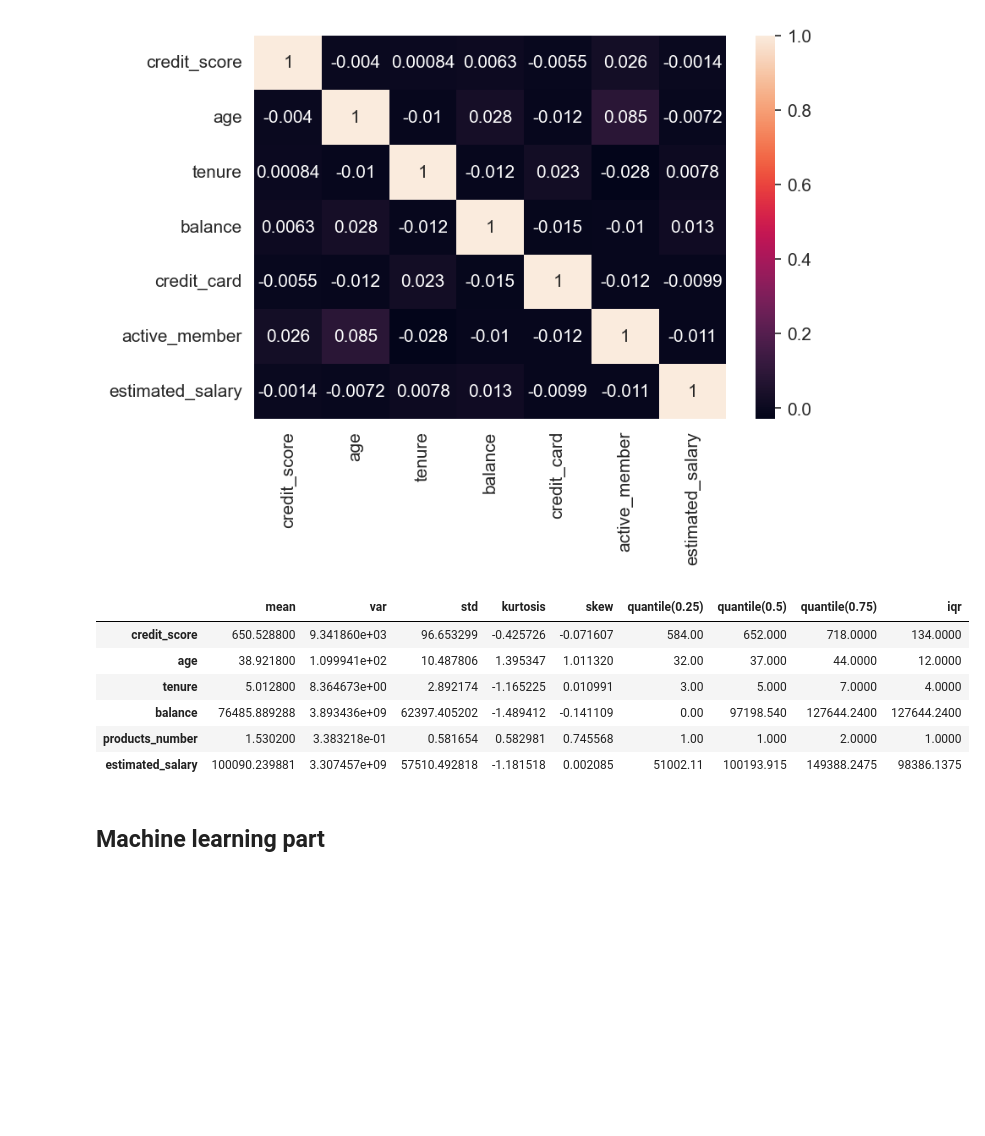
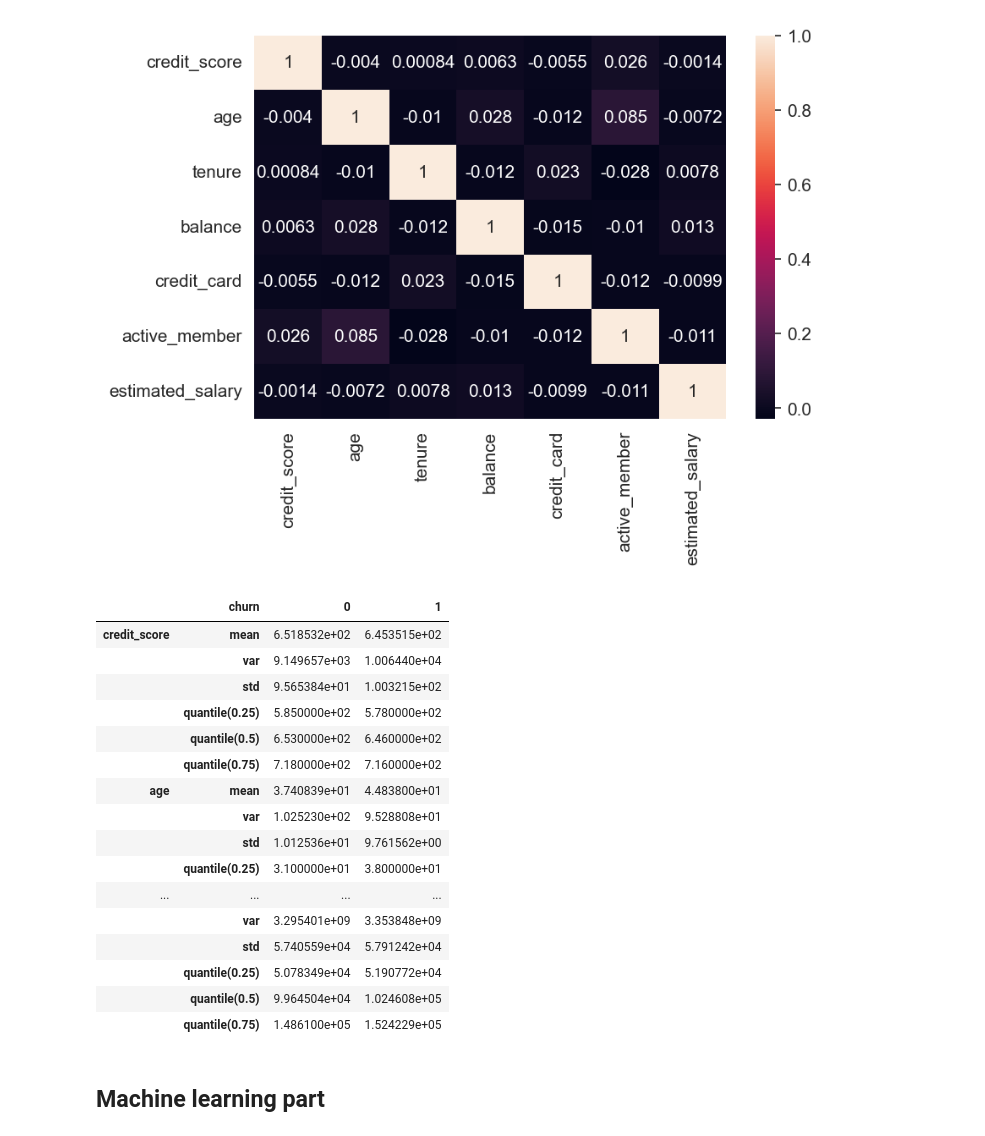
Before and after one commit to Manik2000/model-FastAPI, a Jupyter notebook: analysis/data_analysis.ipynb, the cells around one changed output. Saved outputs shown, nothing was run; the diff lists cells and outputs as text; code cells hidden in the pictures; blank space fills up the shorter version.

```diff
--- a/analysis/data_analysis.ipynb
+++ b/analysis/data_analysis.ipynb
@@ -94,7 +95,7 @@ We can optimise the memory usage by appropriate column types changing.
 # %%
 df = (df
       .astype({"gender": "category", "country": "category", "products_number": "category",
-               "credit_card": bool, "active_member": bool, "churn": "category"})
+               "credit_card": bool, "active_member": bool, "churn": bool})
       .drop(["customer_id"], axis=1)
 )
 df
@@ -136,3 +137,5 @@ memory usage: 449.9 KB
+# %%
+categories = ["country", "gender", "products_number", "credit_card", "active_member", "churn"]
 # %% [markdown]
 ## EDA
 
@@ -184,23 +192,31 @@ sns.heatmap(df.corr(), annot=True)
 # %%
 def quantile(p):
     def quantile_(x):
         return x.quantile(p)
     quantile_.__name__ = f'quantile({p})'
     return quantile_
 
 
-(numerical.
- agg([np.mean, np.var, np.std, 'kurtosis', 'skew', quantile(0.25), quantile(0.5), quantile(0.75)]).
- T.
- assign(iqr=lambda df_:df_["quantile(0.75)"] - df_["quantile(0.25)"])
+(df.groupby(by="churn")[[column for column in df.columns if column not in categories]].
+ agg([np.mean, np.var, np.std, quantile(0.25), quantile(0.5), quantile(0.75)]).T
 )
 # %% [output]
-|  | mean | var | std | kurtosis | skew | quantile(0.25) | quantile(0.5) | quantile(0.75) | iqr |
-| credit_score | 650.528800 | 9.341860e+03 | 96.653299 | -0.425726 | -0.071607 | 584.00 | 652.000 | 718.0000 | 134.0000 |
-| age | 38.921800 | 1.099941e+02 | 10.487806 | 1.395347 | 1.011320 | 32.00 | 37.000 | 44.0000 | 12.0000 |
-| tenure | 5.012800 | 8.364673e+00 | 2.892174 | -1.165225 | 0.010991 | 3.00 | 5.000 | 7.0000 | 4.0000 |
-| balance | 76485.889288 | 3.893436e+09 | 62397.405202 | -1.489412 | -0.141109 | 0.00 | 97198.540 | 127644.2400 | 127644.2400 |
-| products_number | 1.530200 | 3.383218e-01 | 0.581654 | 0.582981 | 0.745568 | 1.00 | 1.000 | 2.0000 | 1.0000 |
-| estimated_salary | 100090.239881 | 3.307457e+09 | 57510.492818 | -1.181518 | 0.002085 | 51002.11 | 100193.915 | 149388.2475 | 98386.1375 |
+|  | churn | 0 | 1 |
+| credit_score | mean | 6.518532e+02 | 6.453515e+02 |
+|  | var | 9.149657e+03 | 1.006440e+04 |
+|  | std | 9.565384e+01 | 1.003215e+02 |
+|  | quantile(0.25) | 5.850000e+02 | 5.780000e+02 |
+|  | quantile(0.5) | 6.530000e+02 | 6.460000e+02 |
+|  | quantile(0.75) | 7.180000e+02 | 7.160000e+02 |
+| age | mean | 3.740839e+01 | 4.483800e+01 |
+|  | var | 1.025230e+02 | 9.528808e+01 |
+|  | std | 1.012536e+01 | 9.761562e+00 |
+|  | quantile(0.25) | 3.100000e+01 | 3.800000e+01 |
+| ... | ... | ... | ... |
+|  | var | 3.295401e+09 | 3.353848e+09 |
+|  | std | 5.740559e+04 | 5.791242e+04 |
+|  | quantile(0.25) | 5.078349e+04 | 5.190772e+04 |
+|  | quantile(0.5) | 9.964504e+04 | 1.024608e+05 |
+|  | quantile(0.75) | 1.486100e+05 | 1.524229e+05 |
 # %% [markdown]
 ## Machine learning part
```
Also changed, not shown: parts of 11 cells of this notebook, 1 other file.
